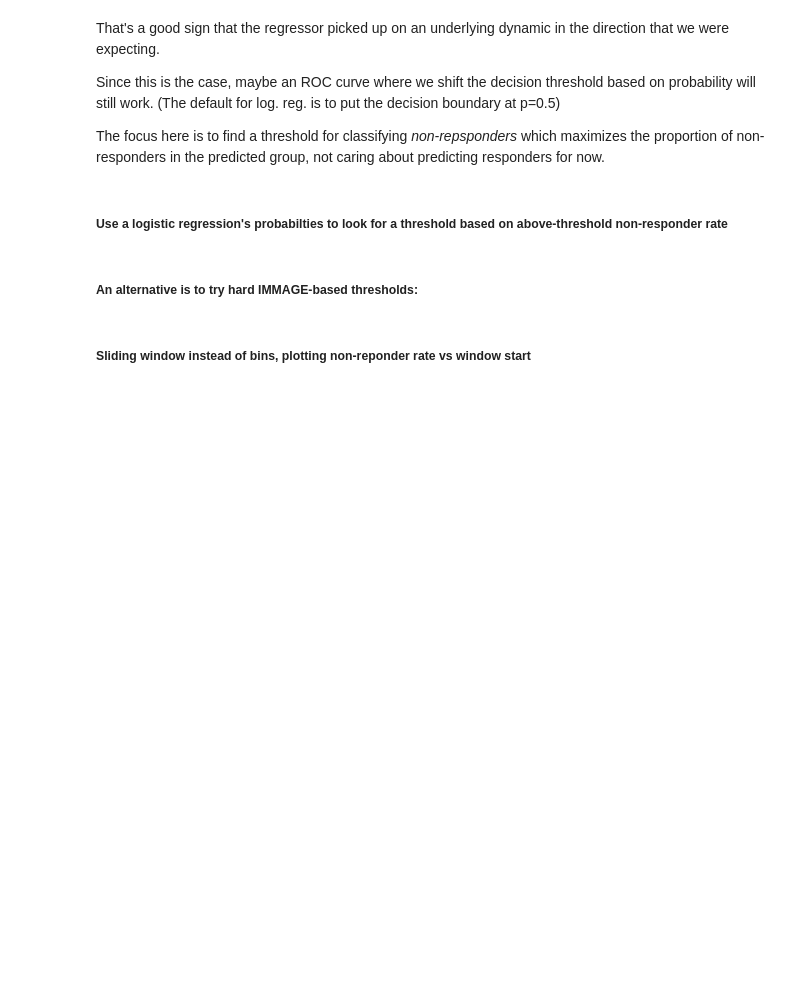
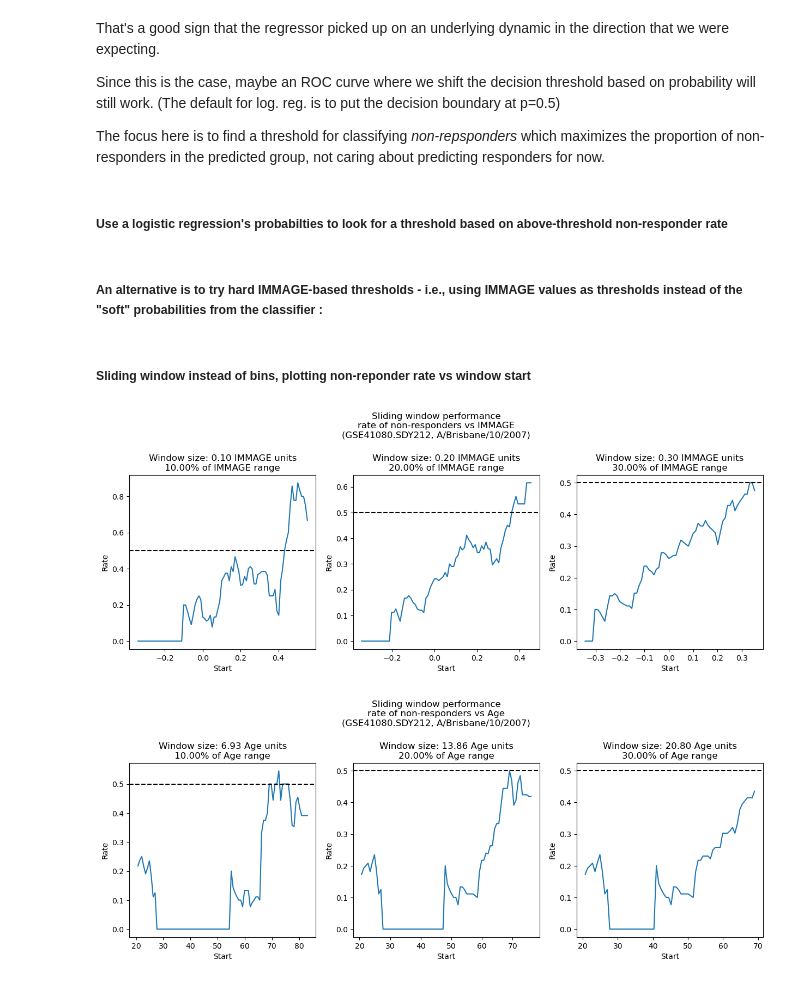
Before and after one commit to JonatanSahar/lab-vaccines, a Jupyter notebook: code/vaccines-3.ipynb, the cells around one changed output. Cells and saved outputs as stored; diff of their text form; code cells hidden in the pictures; blank space fills up the shorter version.

```diff
--- a/code/vaccines-3.ipynb
+++ b/code/vaccines-3.ipynb
@@ -351,3 +350,3 @@ get_classifier_stats(data, age_col, non_responder_col_age, prob_threshold_age)
 # %% [markdown]
-##### An alternative is to try hard IMMAGE-based thresholds:
+##### An alternative is to try hard IMMAGE-based thresholds - i.e., using IMMAGE values as thresholds instead of the "soft" probabilities from the classifier :
 # %%
@@ -412,38 +418,45 @@ print(f"Optimal threshold: {immage_threshold : 0.2f} (IMMAGE value), Non-respond
 # %% [markdown]
 ##### Sliding window instead of bins, plotting non-reponder rate vs window start
 # %%
-def generate_windows_and_rates(data, immage_col, num_units, num_units_per_window):
-    window_starts = np.linspace(start=data[immage_col].min(), stop=data[immage_col].max(), num=num_units)
-    window_size = (data[immage_col].max() - data[immage_col].min()) / num_units * num_units_per_window
+def generate_windows_and_rates(data, feature_col, num_units, num_units_per_window):
+    window_starts = np.linspace(start=data[feature_col].min(), stop=data[feature_col].max(), num=num_units)
+    window_size = (data[feature_col].max() - data[feature_col].min()) / num_units * num_units_per_window
     windows = pd.DataFrame({"start": window_starts[:-num_units_per_window], "end": window_starts[num_units_per_window:]})
     rates = []
 
     for i, start, end in windows.itertuples():
-        over = data[immage_col] >= windows["start"][i]
-        under = data[immage_col] < windows["end"][i]
+        over = data[feature_col] >= windows["start"][i]
+        under = data[feature_col] < windows["end"][i]
         rates.append(data.loc[(over & under), "y"].mean())
 
     rates = pd.Series(rates).fillna(0)
     windows["rate"] = rates
     threshold_idx = rates.argmax()
 
     return windows, window_size
 
-# Create subplots
-num_units = 100
-fig, axs = plt.subplots(1, 3, figsize=(15, 5))
+def plot_sliding_window(feature_col):
+   # Create subplots
+   num_units = 100
+   fig, axs = plt.subplots(1, 3, figsize=(15, 5))
 
-# Iterate over different values of num_units_per_window
-for i, num_units_per_window in enumerate([10, 15, 20]):
-    windows, window_size = generate_windows_and_rates(data, immage_col, num_units, num_units_per_window)
-    sns.lineplot(data=windows, x="start", y="rate", ax=axs[i])
-    axs[i].axhline(y=0.5, color='black', linestyle='--')
-    axs[i].set_title(f'Window size: {window_size:.2f} IMMAGE units\n{num_units_per_window/num_units*100:.2f}% of IMMAGE range')
-    axs[i].set_xlabel('Start')
-    axs[i].set_ylabel('Rate')
+   # Iterate over different values of num_units_per_window
+   for i, num_units_per_window in enumerate([10, 20, 30]):
+      windows, window_size = generate_windows_and_rates(data, feature_col, num_units, num_units_per_window)
+      sns.lineplot(data=windows, x="start", y="rate", ax=axs[i])
+      axs[i].axhline(y=0.5, color='black', linestyle='--')
+      axs[i].set_title(f'Window size: {window_size:.2f} {feature_col} units\n{num_units_per_window/num_units*100:.2f}% of {feature_col} range')
+      axs[i].set_xlabel('Start')
+      axs[i].set_ylabel('Rate')
 
-# Add a common title
-fig.suptitle(f'Sliding window performance\nrate of non-responders vs IMMAGE\n({dataset_name}, {strain})')
-plt.subplots_adjust(top=0.75)
+   # Add a common title
+   fig.suptitle(f'Sliding window performance\nrate of non-responders vs {feature_col}\n({dataset_name}, {strain})')
+   plt.subplots_adjust(top=0.75)
 
-plt.show()
+   plt.show()
+
+plot_sliding_window(immage_col)
+plot_sliding_window(age_col)
+# %% [output]
+[figure, added]
+[figure, added]
```
Also changed, not shown: parts of 6 cells of this notebook.
